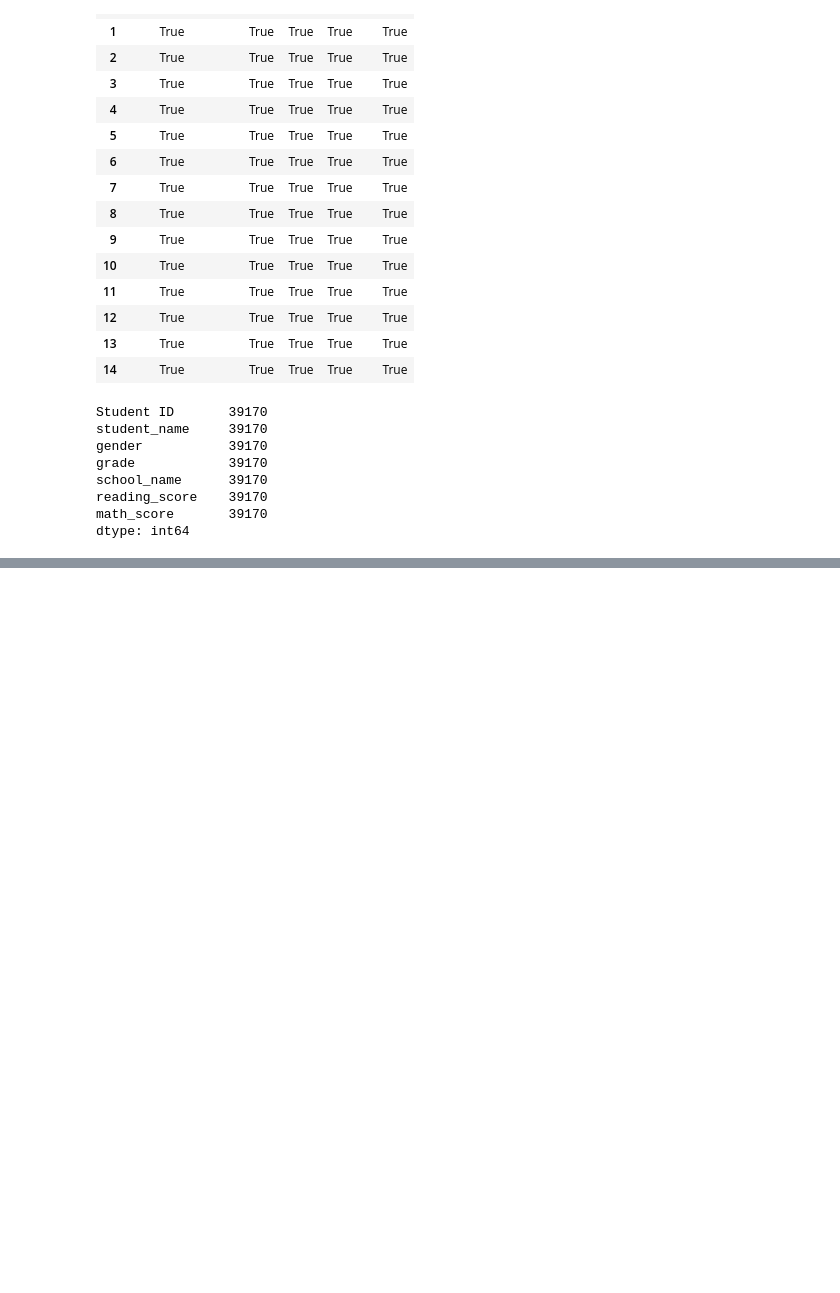
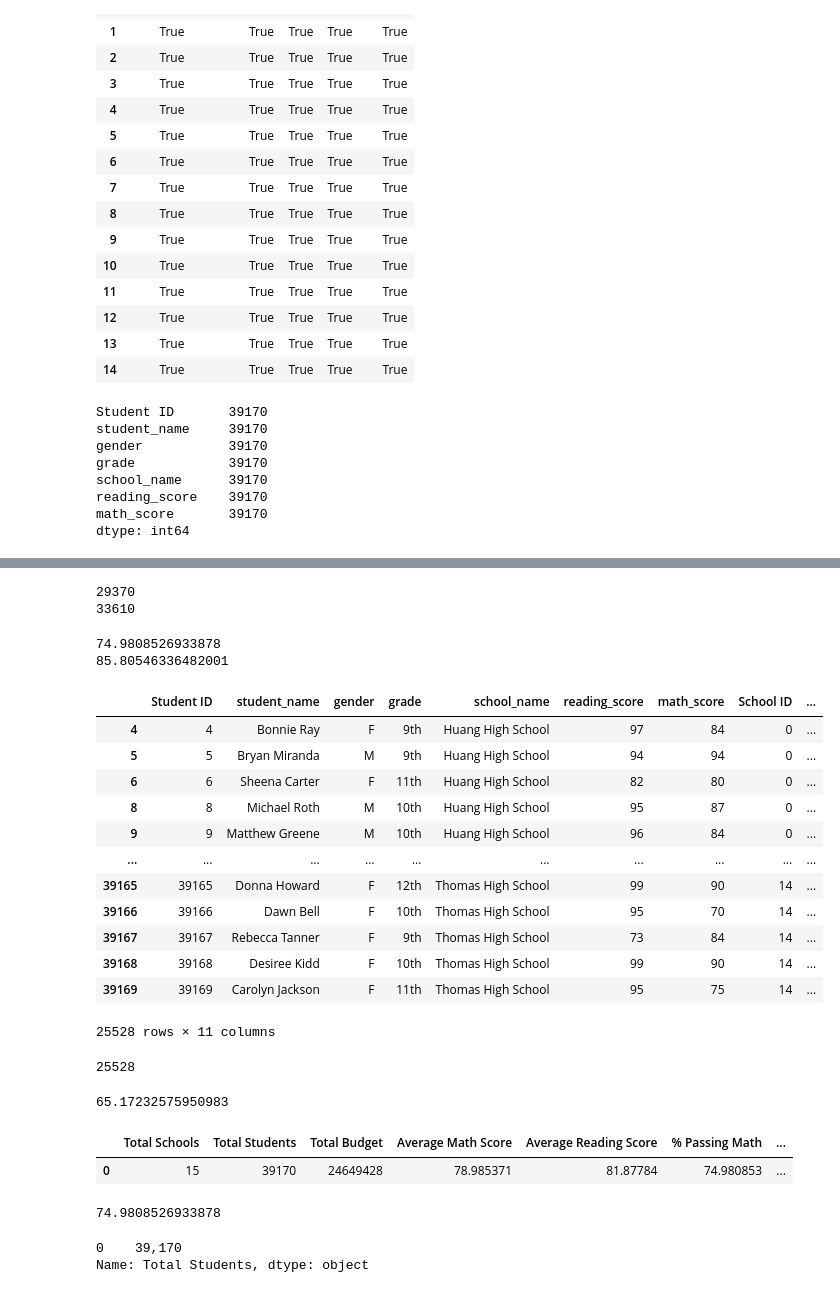
Before and after one commit to bradleycao/Python_SchoolDistrictAnalysis, a Jupyter notebook: PyCitySchools.ipynb, the cells around one changed output, grey strips where cells are left out. Saved outputs shown, nothing was run; the diff lists cells and outputs as text; code cells hidden in the pictures; blank space fills up the shorter version.

Commit message:
district summary complete

```diff
--- a/PyCitySchools.ipynb
+++ b/PyCitySchools.ipynb
@@ -147,3 +147,7 @@ prefixes_suffixes = ["Dr. ", "Mr. ","Ms. ", "Mrs. ", "Miss ", " MD", " DDS", " D
 # Iterate through the words in the "prefixes_suffixes" list and replace them with an empty space, "".
 for word in prefixes_suffixes:
     student_data_df["student_name"] = student_data_df["student_name"].str.replace(word,"")
+# %%
+# Combine the data into a single dataset.
+school_data_complete_df = pd.merge(student_data_df, school_data_df, on=["school_name","school_name"])
+school_data_complete_df.head()
@@ -149,0 +256,6 @@ for word in prefixes_suffixes:
+# %%
+print(passing_math_count)
+print(passing_reading_count)
+# %% [output]
+29370
+33610
@@ -149,0 +269,52 @@ for word in prefixes_suffixes:
+# %%
+print(passing_math_percentage)
+print(passing_reading_percentage)
+# %% [output]
+74.9808526933878
+85.80546336482001
+# %%
+# Calculate the students who passed both math and reading.
+passing_math_reading = school_data_complete_df[(school_data_complete_df["math_score"] >= 70) & (school_data_complete_df["reading_score"] >= 70)]
+# %%
+passing_math_reading
+# %% [output]
+|  | Student ID | student_name | gender | grade | school_name | reading_score | math_score | School ID | ... |
+| 4 | 4 | Bonnie Ray | F | 9th | Huang High School | 97 | 84 | 0 | ... |
+| 5 | 5 | Bryan Miranda | M | 9th | Huang High School | 94 | 94 | 0 | ... |
+| 6 | 6 | Sheena Carter | F | 11th | Huang High School | 82 | 80 | 0 | ... |
+| 8 | 8 | Michael Roth | M | 10th | Huang High School | 95 | 87 | 0 | ... |
+| 9 | 9 | Matthew Greene | M | 10th | Huang High School | 96 | 84 | 0 | ... |
+| ... | ... | ... | ... | ... | ... | ... | ... | ... | ... |
+| 39165 | 39165 | Donna Howard | F | 12th | Thomas High School | 99 | 90 | 14 | ... |
+| 39166 | 39166 | Dawn Bell | F | 10th | Thomas High School | 95 | 70 | 14 | ... |
+| 39167 | 39167 | Rebecca Tanner | F | 9th | Thomas High School | 73 | 84 | 14 | ... |
+| 39168 | 39168 | Desiree Kidd | F | 10th | Thomas High School | 99 | 90 | 14 | ... |
+| 39169 | 39169 | Carolyn Jackson | F | 11th | Thomas High School | 95 | 75 | 14 | ... |
+25528 rows × 11 columns
+# %%
+# Calculate the number of students who passed both math and reading.
+overall_passing_math_reading_count = passing_math_reading['student_name'].count()
+overall_passing_math_reading_count
+# %% [output]
+25528
+# %%
+# Calculate the overall passing percentage.
+overall_passing_percentage = overall_passing_math_reading_count / student_count * 100
+overall_passing_percentage
+# %% [output]
+65.17232575950983
+# %%
+    # Adding a list of values with keys to create a new DataFrame.
+district_summary_df = pd.DataFrame(
+          [{"Total Schools": school_count,
+          "Total Students": student_count,
+          "Total Budget": total_budget,
+          "Average Math Score": average_math_score,
+          "Average Reading Score": average_reading_score,
+          "% Passing Math": passing_math_percentage,
+         "% Passing Reading": passing_reading_percentage,
+        "% Overall Passing": overall_passing_percentage}])
+district_summary_df
+# %% [output]
+|  | Total Schools | Total Students | Total Budget | Average Math Score | Average Reading Score | % Passing Math | ... |
+| 0 | 15 | 39170 | 24649428 | 78.985371 | 81.87784 | 74.980853 | ... |
@@ -149,0 +329,5 @@ for word in prefixes_suffixes:
+# %%
+# Call the function.
+passing_math_percent(passing_math_count, total_student_count)
+# %% [output]
+74.9808526933878
@@ -149,0 +337,7 @@ for word in prefixes_suffixes:
+# %%
+# Format the "Total Students" to have the comma for a thousands separator.
+district_summary_df["Total Students"] = district_summary_df["Total Students"].map("{:,}".format)
+district_summary_df["Total Students"]
+# %% [output]
+0    39,170
+Name: Total Students, dtype: object
```
Also changed, not shown: parts of 24 cells of this notebook, 2 other files.
